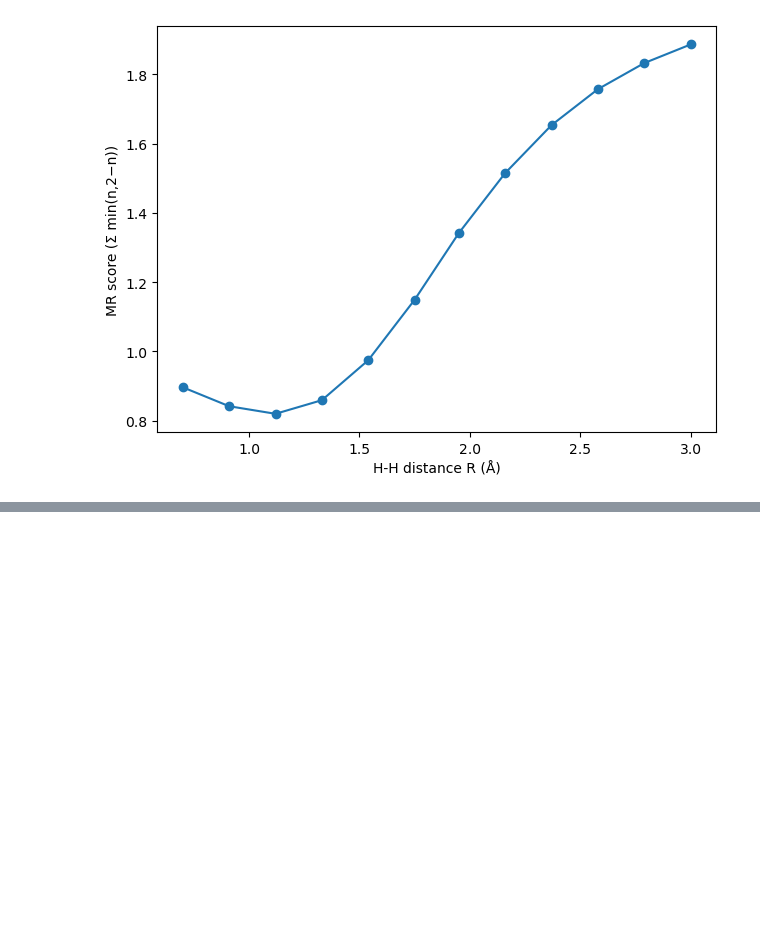
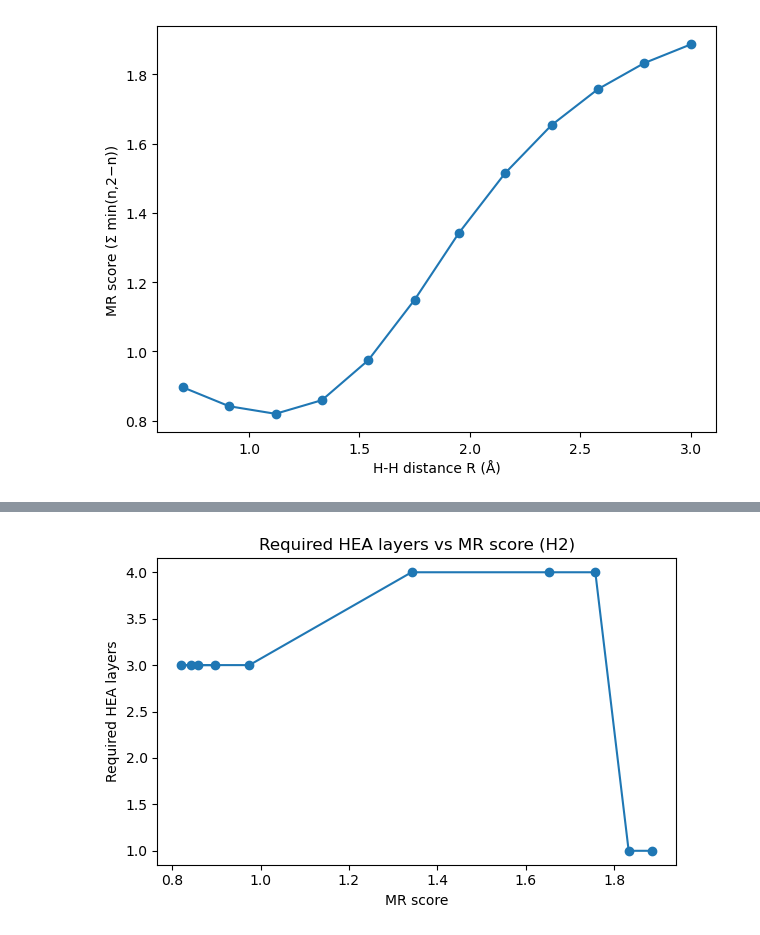
Before and after one commit to bshralam/CircuitScale, a Jupyter notebook: notebooks/01_h2_scan.ipynb, the cells around one changed output, grey strips where cells are left out. Drawn from its saved outputs; the diff is of its cells as text; code cells hidden in the pictures; blank space fills up the shorter version.

Commit message:
adaptive depth search

```diff
--- a/notebooks/01_h2_scan.ipynb
+++ b/notebooks/01_h2_scan.ipynb
@@ -118,0 +123,11 @@ plt.show()
+# %%
+import pandas as pd
+import matplotlib.pyplot as plt
+
+df = pd.read_csv("../results/h2_scan_2.csv")
+
+df_req = df[df["ansatz"] == "HEA_required"].copy()
+df_req = df_req[df_req["layers"].notna()].copy()
+df_req = df_req.sort_values("param")
+
+df_req[["name", "mr_score", "layers", "depth", "n_2q", "vqe_error"]]
@@ -118,0 +146,11 @@ plt.show()
+# %%
+plt.figure(figsize=(6,4))
+plt.plot(df_req["mr_score"], df_req["layers"], marker="o")
+plt.xlabel("MR score")
+plt.ylabel("Required HEA layers")
+plt.title("Required HEA layers vs MR score (H2)")
+plt.tight_layout()
+plt.savefig("../results/figures/h2_required_layers_vs_mrscore.png", dpi=300)
+plt.show()
+# %% [output]
+[figure, added]
```
Also changed, not shown: parts of 6 cells of this notebook, 11 other files.
